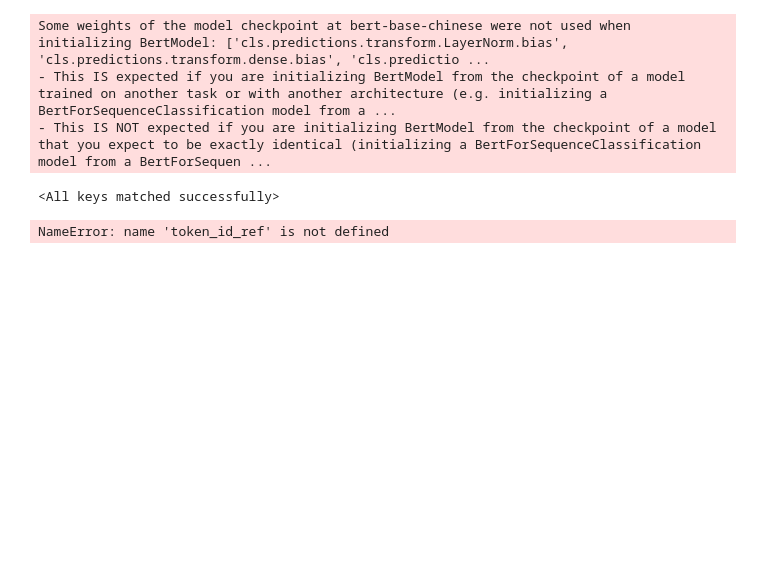
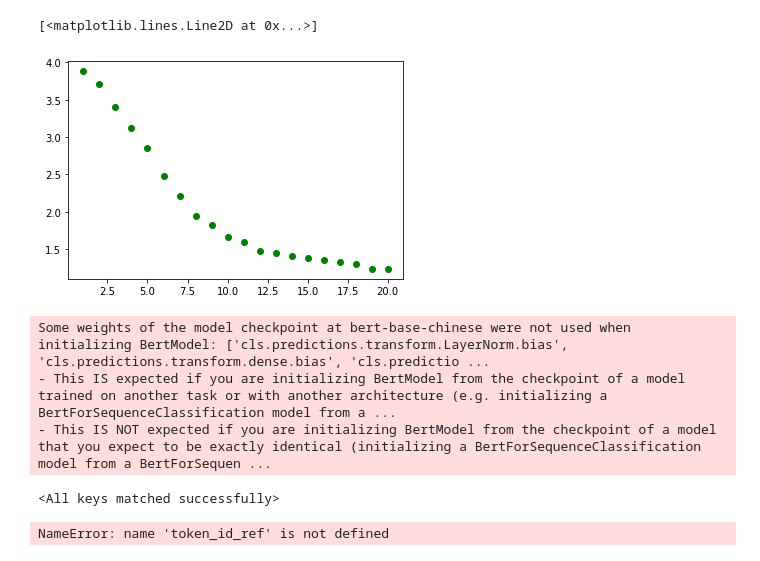
Before and after one commit to Alfred0622/Rescoring, a Jupyter notebook: Attention_Map.ipynb, the cells around one changed output. Drawn from its saved outputs; the diff is of its cells as text; code cells hidden in the pictures; blank space fills up the shorter version.

```diff
--- a/Attention_Map.ipynb
+++ b/Attention_Map.ipynb
@@ -7,3 +7,6 @@ import matplotlib
 import matplotlib.pyplot as plt
 import numpy as np
 import json
+# %%
+loss = torch.load('./log/RescoreBert/nBestTransformer/loss.pt')
+loss
@@ -10,3 +31,11 @@ import json
+# %%
+dev_loss = [l.item() for l in loss["dev_loss"]]
+dev_loss
+
+plt.plot(range(1,21), dev_loss, 'go')
+# %% [output]
+[<matplotlib.lines.Line2D at 0x...>]
+[figure, added]
 # %%
 tokenizer = BertTokenizer.from_pretrained('bert-base-chinese')
 # %%
```
Also changed, not shown: parts of 1 cell of this notebook, 9 other files.
